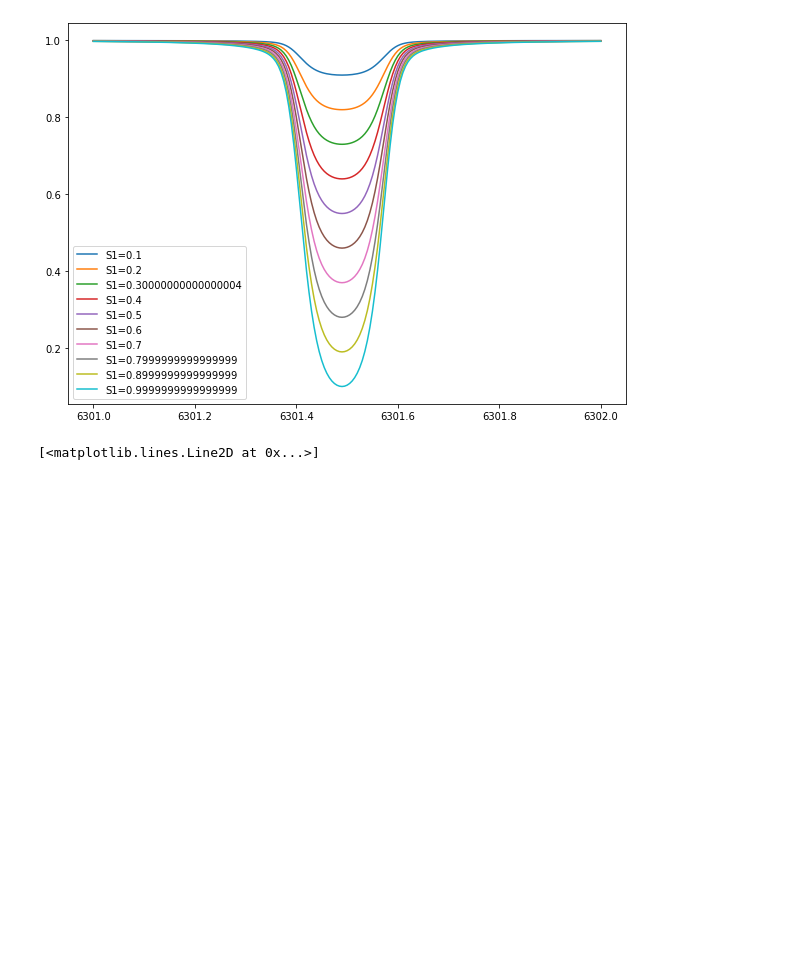
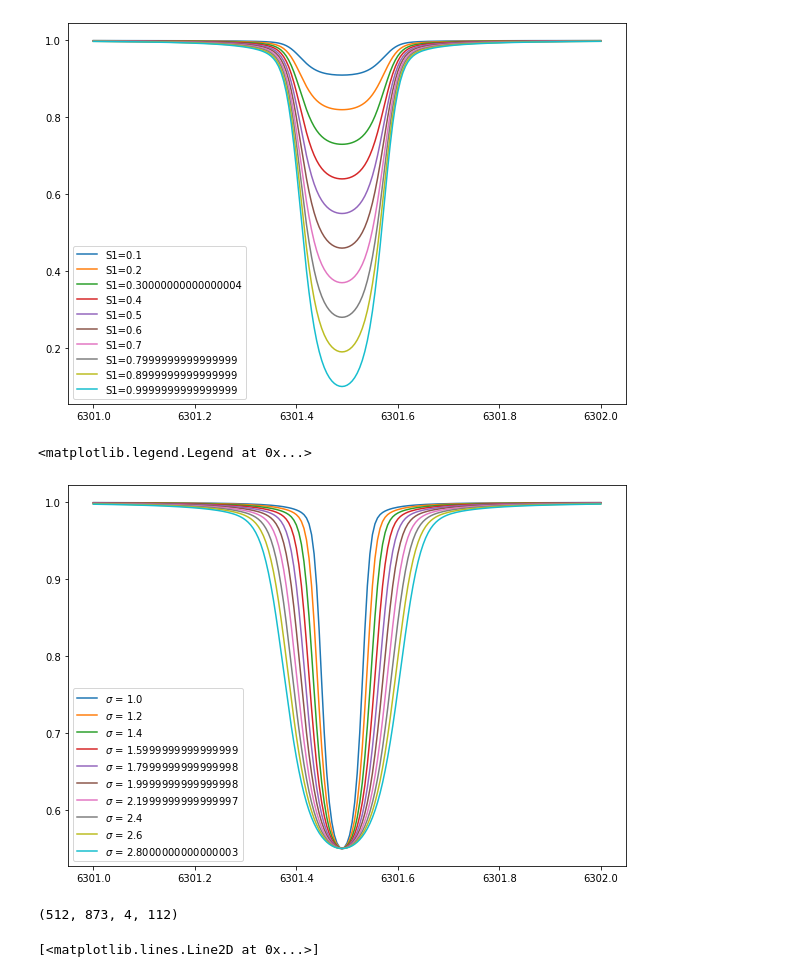
Before and after one commit to ivanzmilic/me_inversion_exercises, a Jupyter notebook: scalar_me.ipynb, the cells around one changed output. Cells and saved outputs as stored; diff of their text form; code cells hidden in the pictures; blank space fills up the shorter version.

```diff
--- a/scalar_me.ipynb
+++ b/scalar_me.ipynb
@@ -97,18 +101,24 @@ plt.legend()
 # %%
 # And now the width
 widthvar = 1.0 # in km/s
 
 plt.figure(figsize=[10,7])
 
 for i in range(0,10):
     spec = me_scalar([S0,S1,eta,shift,widthvar,damping],ll)
-    plt.plot(ll,spec,label='S1='+str(S1var))
-    widthvar += 0.
+    plt.plot(ll,spec,label='$\sigma$ = '+str(widthvar))
+    widthvar += 0.2
 
 plt.legend()
+# %% [output]
+<matplotlib.legend.Legend at 0x...>
+[figure, added]
 # %%
 # Let's first look at the data
 stokes = fits.open("/home/milic/data/Hinode_network/hinode_network_c.fits")[0].data
+stokes.shape
+# %% [output]
+(512, 873, 4, 112)
 # %%
 stokes.shape
 stokes /= np.mean(stokes[:,:,0,:10])
```
Also changed, not shown: parts of 15 cells of this notebook.
